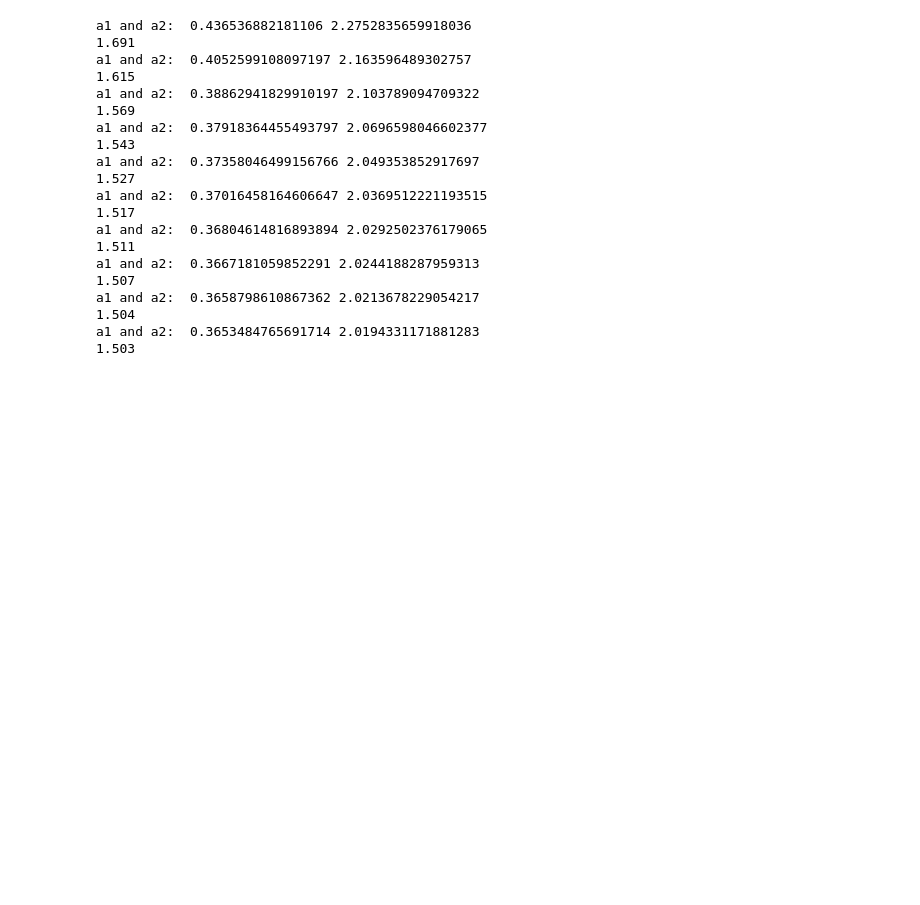
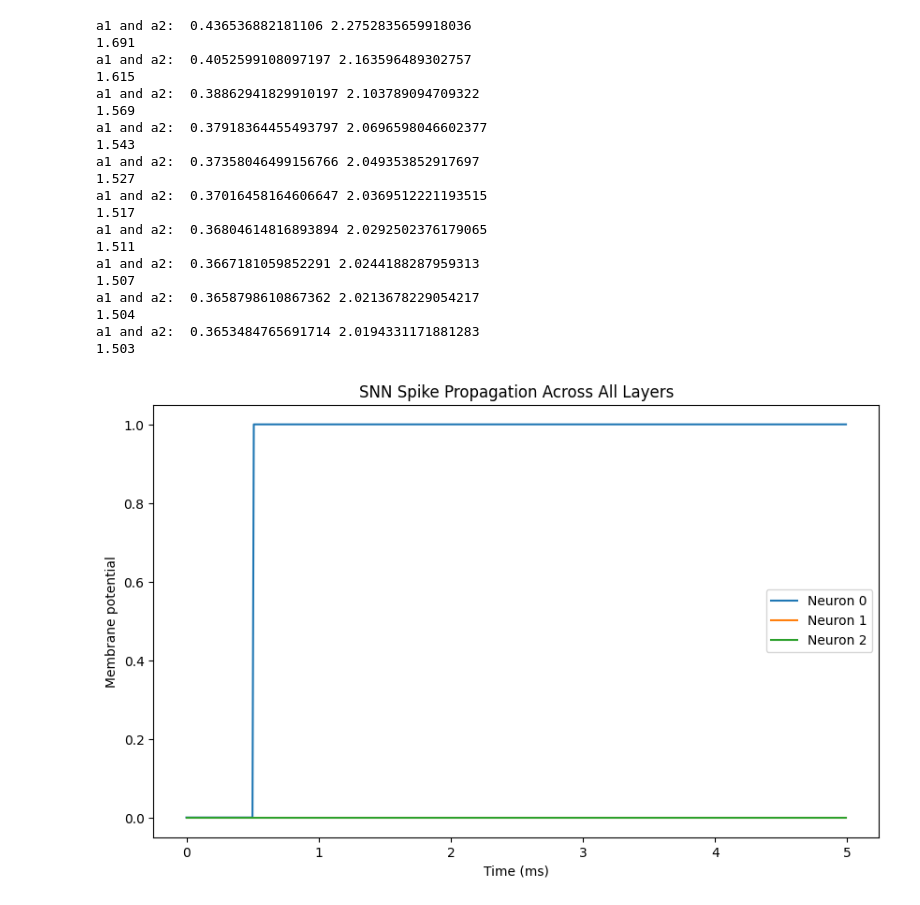
Before and after one commit to Ian3133/Dissertation, a Jupyter notebook: Skuld.ipynb, the cells around one changed output. Saved outputs shown, nothing was run; the diff lists cells and outputs as text; code cells hidden in the pictures; blank space fills up the shorter version.

```diff
--- a/Skuld.ipynb
+++ b/Skuld.ipynb
@@ -163,0 +251,8 @@ def run_basic(input, a1, a2, b1, b2, desired, lr):   # will need to check work o
+# %%
+a_list = []
+
+for i in range(5):
+    for j in range(10, 13):
+        a_list.append([i, j])
+
+print(a_list)
@@ -224,12 +321,9 @@ defaultclock.dt = 0.001*ms
 
 @implementation('numpy', discard_units=True)
 @check_units(id=1, time=1, layer=1, result=1)
-def calc_spike_delay(id, time):
+def calc_delay(id, time, layer):
     # get specific neuron synapics id to get specific a b and voltages values
-    x = (time % 1)
-    z = 10 * (x - 0.5)  # worked at 30 for some reason
-    sigmoid_val = 1.0 / (1.0 + np.exp(-w * z))
-    return sigmoid_val
+    return 0.5
 
 
 
@@ -245,7 +339,7 @@ def calc_spike_delay(id, time):
 # Forward pass: 4->10->3 using two-stage mini_urd
 
 
-def mini1x1x1(inputs, w1, w2):
+def mini1x1x1(inputs):
     """
     Mini 1x1x1 network with a single input, hidden, and output neuron.
     This is a minimal example to demonstrate the basic structure of a spiking neural network.
@@ -266,7 +360,7 @@ def mini1x1x1(inputs, w1, w2):
         spiked : boolean
     ''', threshold='v > 1', reset='''
     v = 0
-    spiked = True
+    spiked = False
     ''', method='exact')
 
     neurons.v = 0
@@ -283,13 +377,15 @@ def mini1x1x1(inputs, w1, w2):
         layer : 1
     ''', on_pre='''
         spikes_received += 1
-        sum += t/ms
-        scheduled_time = ((sum/spikes_received) + layer) * ms
+        v += 1
     ''')
     syn_input.connect(j='i')  # connect stim[i] to neurons[i]
     syn_input.layer = 0
     #syn_input.w = -42  # just to skip and return t in function
 
+    ''' scheduled_time = t + calc_delay(1, t, layer) * ms
+        if spikes_recived == 1:
+            print("got here")'''
 
     # Hidden layer: input → hidden
     syn_hidden = Synapses(neurons[0:n_input], neurons[n_input:n_input + n_hidden], '''
@@ -297,11 +393,10 @@ def mini1x1x1(inputs, w1, w2):
         layer : 1
     ''', on_pre='''
         spikes_received += 1
-        sum += spike_timing(w, global_clock)
-        scheduled_time = ((sum/spikes_received) + layer + 0.004) * ms
+        v += 1
     ''')
     syn_hidden.connect()
-    syn_hidden.w = w1
+    #syn_hidden.w = w1
     syn_hidden.layer = 1
 
     # Output layer: hidden → output
@@ -310,52 +405,55 @@ def mini1x1x1(inputs, w1, w2):
         layer : 1
     ''', on_pre='''
         spikes_received += 1
-        sum += spike_timing(w, global_clock)
-        scheduled_time = shifter((sum/spikes_received) + layer + 0.004) * ms
-
+        v += 1
 
     ''')
     syn_output.connect()
-    syn_output.w = w2
+    #syn_output.w = w2
     syn_output.layer = 2
 
     neurons.run_regularly('''
-        v = (1.0 - spiked) * int(abs(t - scheduled_time) < 0.005*ms) * 1.2
         global_clock += 0.001
 
     ''', dt=0.001*ms)
 
         #v = int(abs(t - scheduled_time) < 0.005*ms) * 1.2
 
     # Monitors
     mon = StateMonitor(neurons, 'v', record=True, dt=0.01*ms)
     mon_sum = StateMonitor(neurons, 'sum', record=True)
     sp_mon = StateMonitor(neurons, 'spikes_received', record=True)
     sch_time = StateMonitor(neurons, 'scheduled_time', record=True)
 
 
     spikemon = SpikeMonitor(neurons)
 
 
     run(5*ms)
 
-    # # Plot voltages
-    # figure(figsize=(10, 6))
-    # for i in range(n_total):  # All neurons
-    #     plot(mon.t/ms, mon.v[i], label=f'Neuron {i}')
-    # xlabel('Time (ms)')
-    # ylabel('Membrane potential')
-    # legend()
-    # title('SNN Spike Propagation Across All Layers')
-    # show()
+    # Plot voltages
+    figure(figsize=(10, 6))
+    for i in range(n_total):  # All neurons
+        plot(mon.t/ms, mon.v[i], label=f'Neuron {i}')
+    xlabel('Time (ms)')
+    ylabel('Membrane potential')
+    legend()
+    title('SNN Spike Propagation Across All Layers')
+    show()
 
     # plot(mon_sum.t/ms, mon_sum.sum[3])  # or any neuron index
     # print(mon_sum.sum[1])
     # print(sp_mon.spikes_received[1])
     # print(sch_time.scheduled_time[1])
 
     for i in range(n_total):
         times = spikemon.spike_trains()[i]
         if len(times) > 0:
             formatted_times = [f"{t/ms:.3f} ms" for t in times]
             print(f"Neuron {i} spike times: {formatted_times}")
+
+input = [0.5]
+
+mini1x1x1(input)
+# %% [output]
+[figure, added]
```
Also changed, not shown: parts of 5 cells of this notebook.
